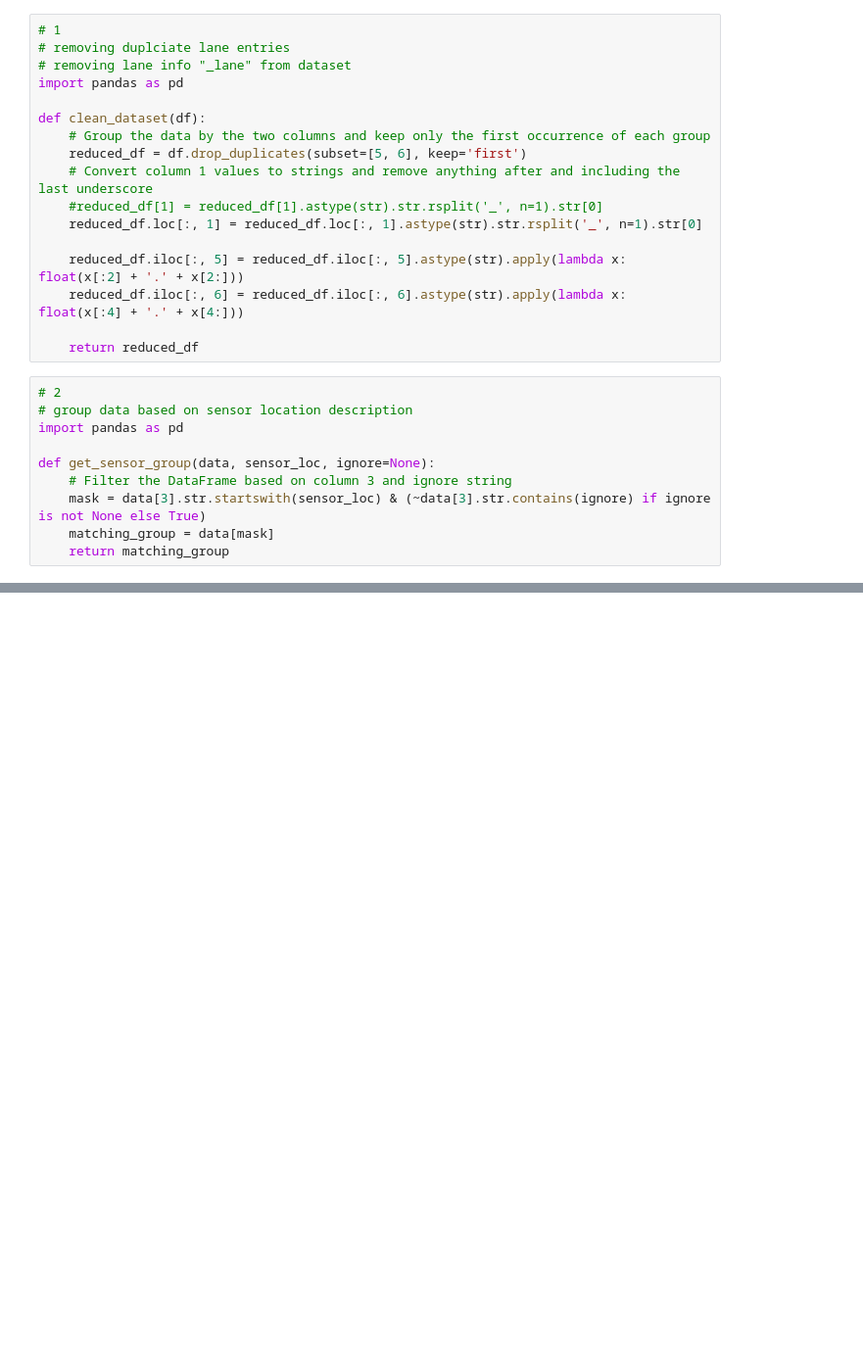
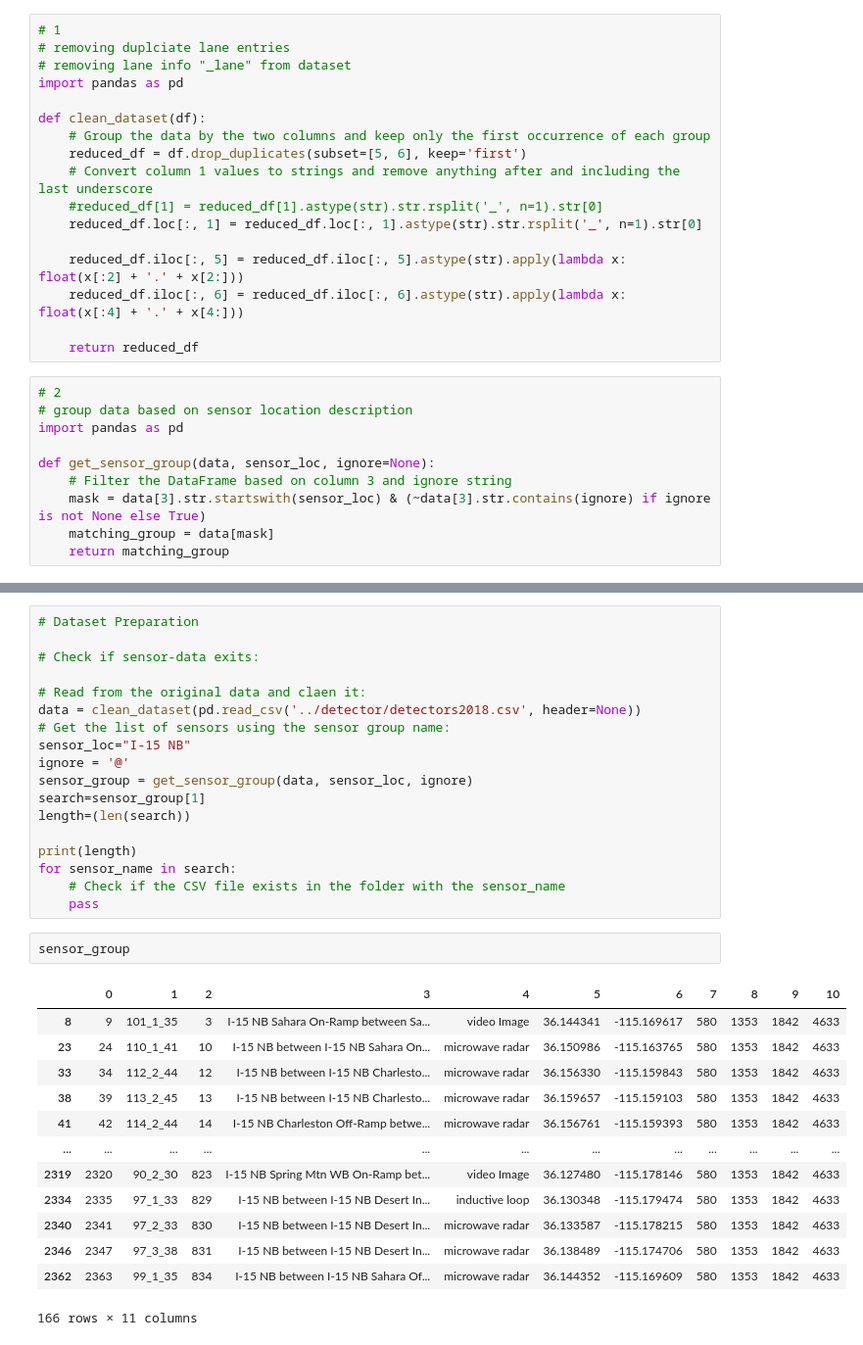
Before and after one commit to tarekbzahid/I15-graph, a Jupyter notebook: ds_prep/full_lv_graph.ipynb, the cells around one changed output, grey strips where cells are left out. Shown at 98% size. Cells and saved outputs as stored; diff of their text form; blank space fills up the shorter version.

```diff
--- a/ds_prep/full_lv_graph.ipynb
+++ b/ds_prep/full_lv_graph.ipynb
@@ -196,3 +154,37 @@ Try using .loc[row_indexer,col_indexer] = value instead
 See the caveats in the documentation: https://pandas.pydata.org/pandas-docs/stable/user_guide/indexing.html#returning-a-view-versus-a-copy
   reduced_df.iloc[:, 6] = reduced_df.iloc[:, 6].astype(str).apply(lambda x: float(x[:4] + '.' + x[4:]))
 [interactive output not drawn]
+# %%
+# Dataset Preparation
+
+# Check if sensor-data exits:
+
+# Read from the original data and claen it:
+data = clean_dataset(pd.read_csv('../detector/detectors2018.csv', header=None))
+# Get the list of sensors using the sensor group name:
+sensor_loc="I-15 NB"
+ignore = '@'
+sensor_group = get_sensor_group(data, sensor_loc, ignore)
+search=sensor_group[1]
+length=(len(search))
+
+print(length)
+for sensor_name in search:
+    # Check if the CSV file exists in the folder with the sensor_name
+    pass
+# %%
+sensor_group
+# %% [output]
+|  | 0 | 1 | 2 | 3 | 4 | 5 | 6 | 7 | 8 | 9 | 10 |
+| 8 | 9 | 101_1_35 | 3 | I-15 NB Sahara On-Ramp between Sa... | video Image | 36.144341 | -115.169617 | 580 | 1353 | 1842 | 4633 |
+| 23 | 24 | 110_1_41 | 10 | I-15 NB between I-15 NB Sahara On... | microwave radar | 36.150986 | -115.163765 | 580 | 1353 | 1842 | 4633 |
+| 33 | 34 | 112_2_44 | 12 | I-15 NB between I-15 NB Charlesto... | microwave radar | 36.156330 | -115.159843 | 580 | 1353 | 1842 | 4633 |
+| 38 | 39 | 113_2_45 | 13 | I-15 NB between I-15 NB Charlesto... | microwave radar | 36.159657 | -115.159103 | 580 | 1353 | 1842 | 4633 |
+| 41 | 42 | 114_2_44 | 14 | I-15 NB Charleston Off-Ramp betwe... | microwave radar | 36.156761 | -115.159393 | 580 | 1353 | 1842 | 4633 |
+| ... | ... | ... | ... | ... | ... | ... | ... | ... | ... | ... | ... |
+| 2319 | 2320 | 90_2_30 | 823 | I-15 NB Spring Mtn WB On-Ramp bet... | video Image | 36.127480 | -115.178146 | 580 | 1353 | 1842 | 4633 |
+| 2334 | 2335 | 97_1_33 | 829 | I-15 NB between I-15 NB Desert In... | inductive loop | 36.130348 | -115.179474 | 580 | 1353 | 1842 | 4633 |
+| 2340 | 2341 | 97_2_33 | 830 | I-15 NB between I-15 NB Desert In... | microwave radar | 36.133587 | -115.178215 | 580 | 1353 | 1842 | 4633 |
+| 2346 | 2347 | 97_3_38 | 831 | I-15 NB between I-15 NB Desert In... | microwave radar | 36.138489 | -115.174706 | 580 | 1353 | 1842 | 4633 |
+| 2362 | 2363 | 99_1_35 | 834 | I-15 NB between I-15 NB Sahara Of... | microwave radar | 36.144352 | -115.169609 | 580 | 1353 | 1842 | 4633 |
+166 rows × 11 columns
```
Also changed, not shown: parts of 5 cells of this notebook, 1 other file.
